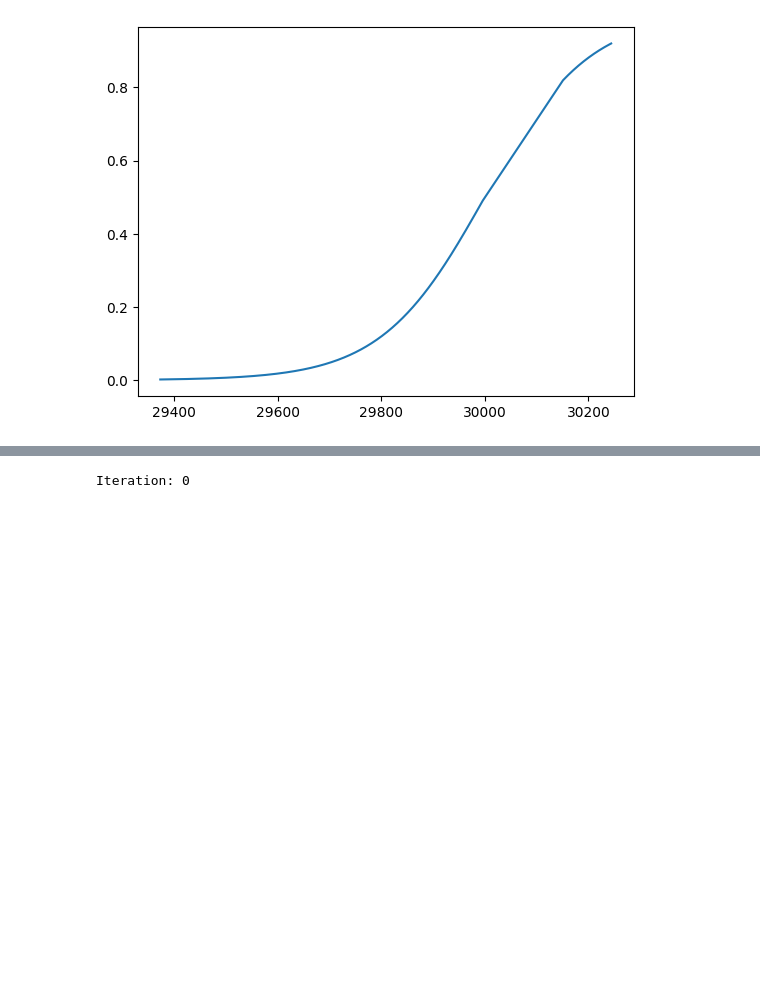
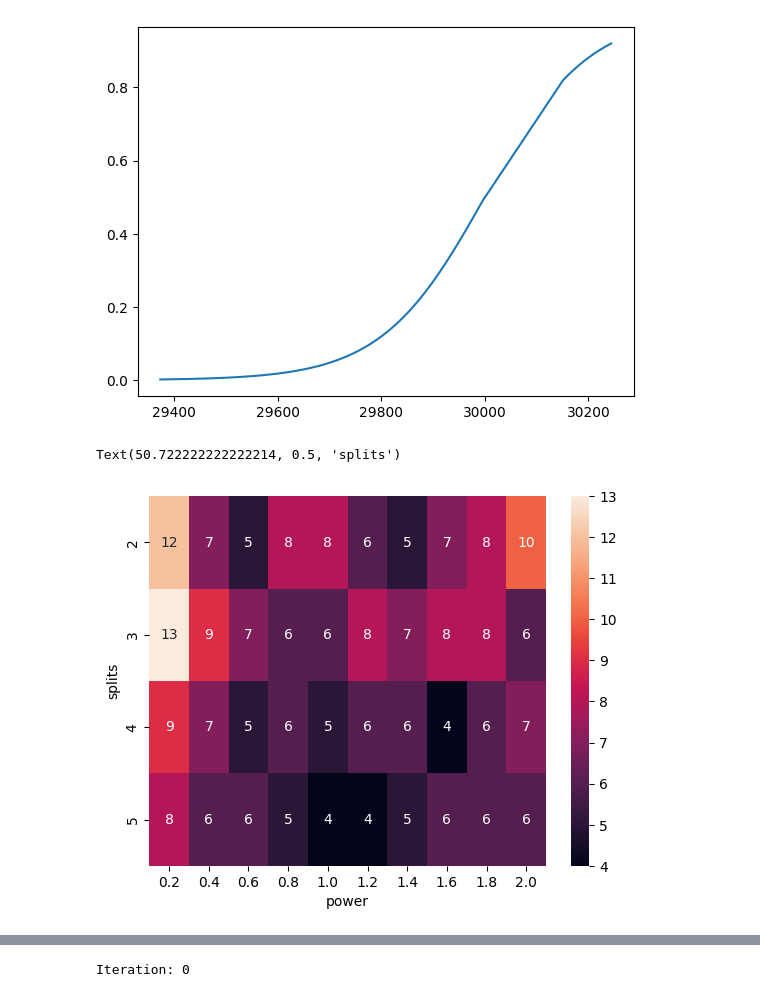
Before and after one commit to Sauciu1/BO-Coli, a Jupyter notebook: binary_split_simulation.ipynb, the cells around one changed output, grey strips where cells are left out. Drawn from its saved outputs; the diff is of its cells as text; code cells hidden in the pictures; blank space fills up the shorter version.

Commit message:
fixed the sketchiest binary search

```diff
--- a/binary_split_simulation.ipynb
+++ b/binary_split_simulation.ipynb
@@ -35,3 +35,24 @@ sns.lineplot(res)
 # %% [output]
 <Axes: >
 [figure]
+# %%
+results = []
+for splits in range(2, 6):
+    for power in np.linspace(0.2, 2, 10):
+        power = round(power,1)
+        search = NNarySearch.NNarySearch(splits, split_power=power)
+        search.run_search(logistic)
+        results.append({
+            "splits": splits,
+            "power": power,
+            "value": search.iterations,
+        })
+
+grid = pd.DataFrame(results)
+pivot = grid.pivot(index="splits", columns="power", values="value")
+sns.heatmap(pivot, annot=True)
+plt.xlabel("power")
+plt.ylabel("splits")
+# %% [output]
+Text(50.722222222222214, 0.5, 'splits')
+[figure, added]
```
Also changed, not shown: parts of 1 cell of this notebook, 1 other file.
